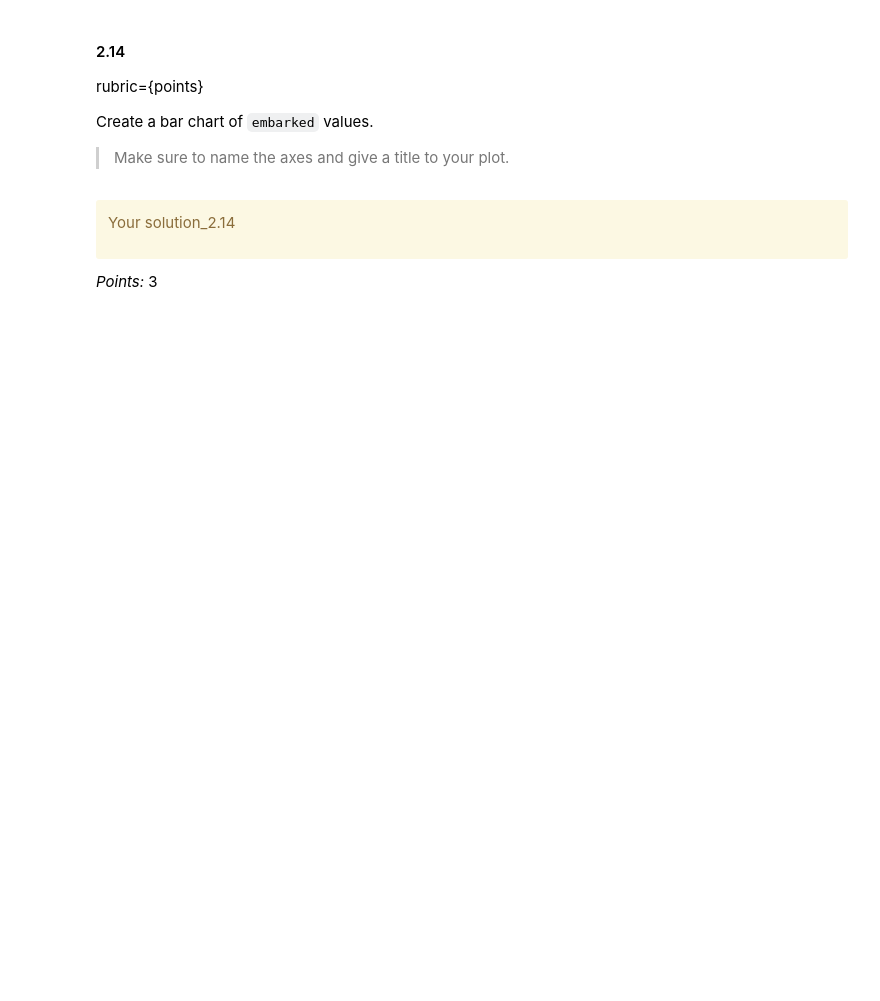
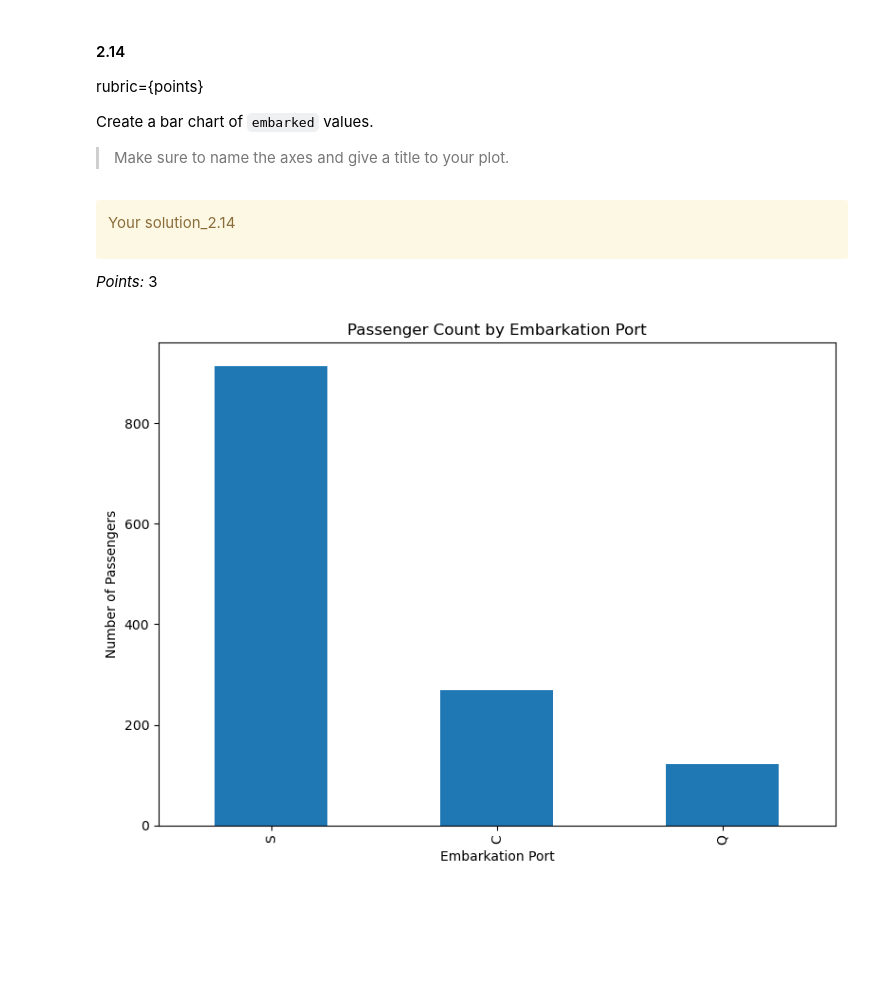
Before and after one commit to ryanhohoho/CPSC-330-hw1, a Jupyter notebook: hw1.ipynb, the cells around one changed output. Drawn from its saved outputs; the diff is of its cells as text; code cells hidden in the pictures; blank space fills up the shorter version.

```diff
--- a/hw1.ipynb
+++ b/hw1.ipynb
@@ -440,3 +556,15 @@ _Points:_ 3
+# %%
+titanic_df['embarked'].value_counts().plot.bar(figsize=(8, 6), title='Passenger Count by Embarkation Port')
+
+
+plt.xlabel('Embarkation Port')
+plt.ylabel('Number of Passengers')
+
+
+plt.tight_layout()
+plt.show()
+# %% [output]
+[figure, added]
 # %% [markdown]
 <!-- END QUESTION -->
 
```
Also changed, not shown: parts of 41 cells of this notebook.
